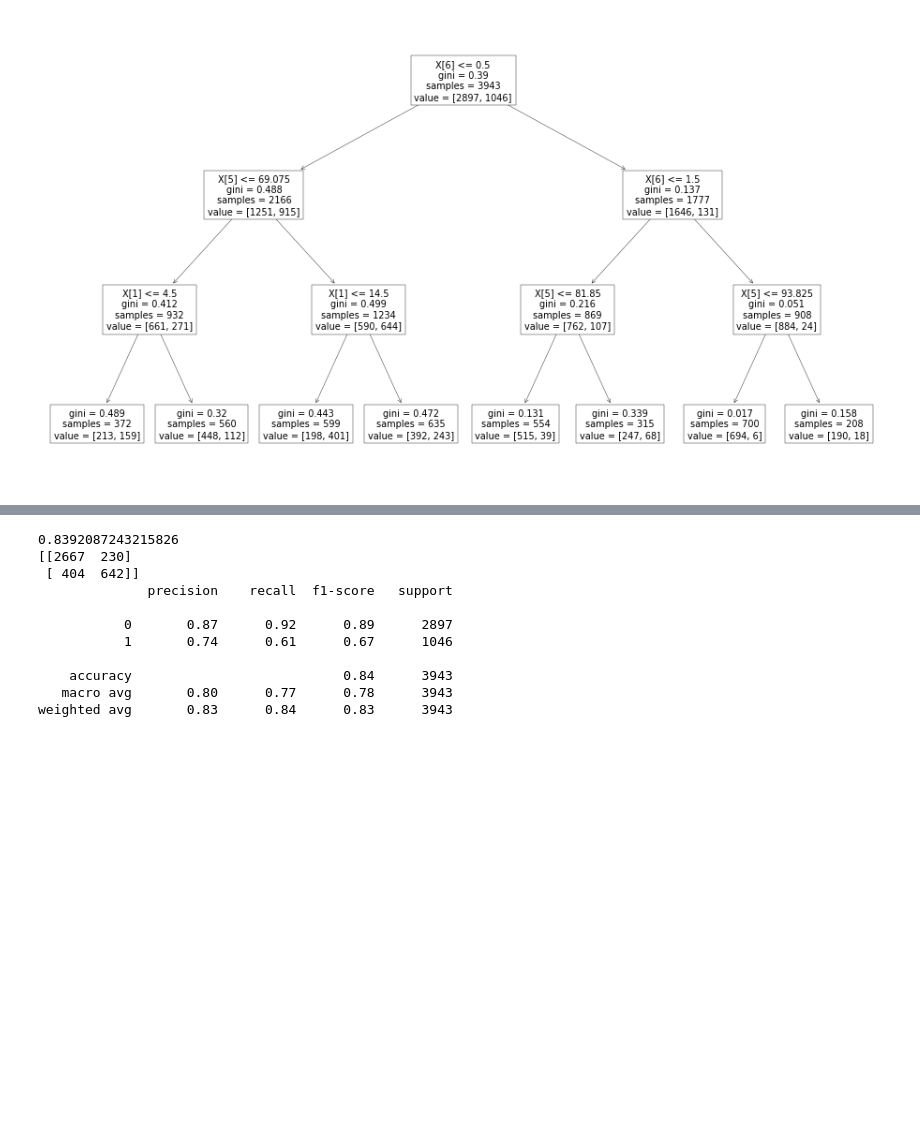
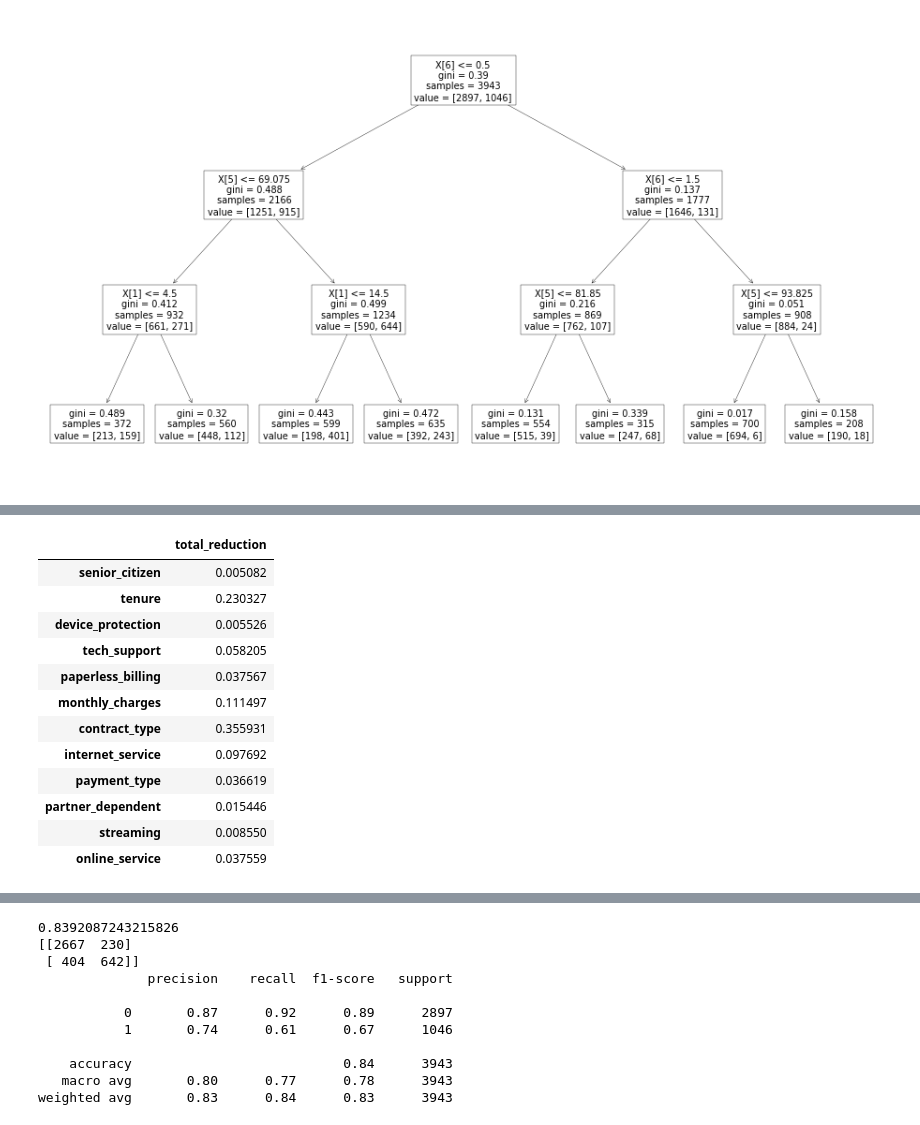
Before and after one commit to Yongliang-Shi/classification-project, a Jupyter notebook: report.ipynb, the cells around one changed output, grey strips where cells are left out. Saved outputs shown, nothing was run; the diff lists cells and outputs as text; code cells hidden in the pictures; blank space fills up the shorter version.

```diff
--- a/report.ipynb
+++ b/report.ipynb
@@ -841,0 +853,20 @@ print(classification_report(y_train, y_pred))
+# %%
+# Print the Gini importances
+
+importances = rf.feature_importances_
+importances = pd.DataFrame(importances, index=X_train.columns, columns=['total_reduction'])
+importances
+# %% [output]
+|  | total_reduction |
+| senior_citizen | 0.005082 |
+| tenure | 0.230327 |
+| device_protection | 0.005526 |
+| tech_support | 0.058205 |
+| paperless_billing | 0.037567 |
+| monthly_charges | 0.111497 |
+| contract_type | 0.355931 |
+| internet_service | 0.097692 |
+| payment_type | 0.036619 |
+| partner_dependent | 0.015446 |
+| streaming | 0.008550 |
+| online_service | 0.037559 |
```
Also changed, not shown: parts of 9 cells of this notebook.
